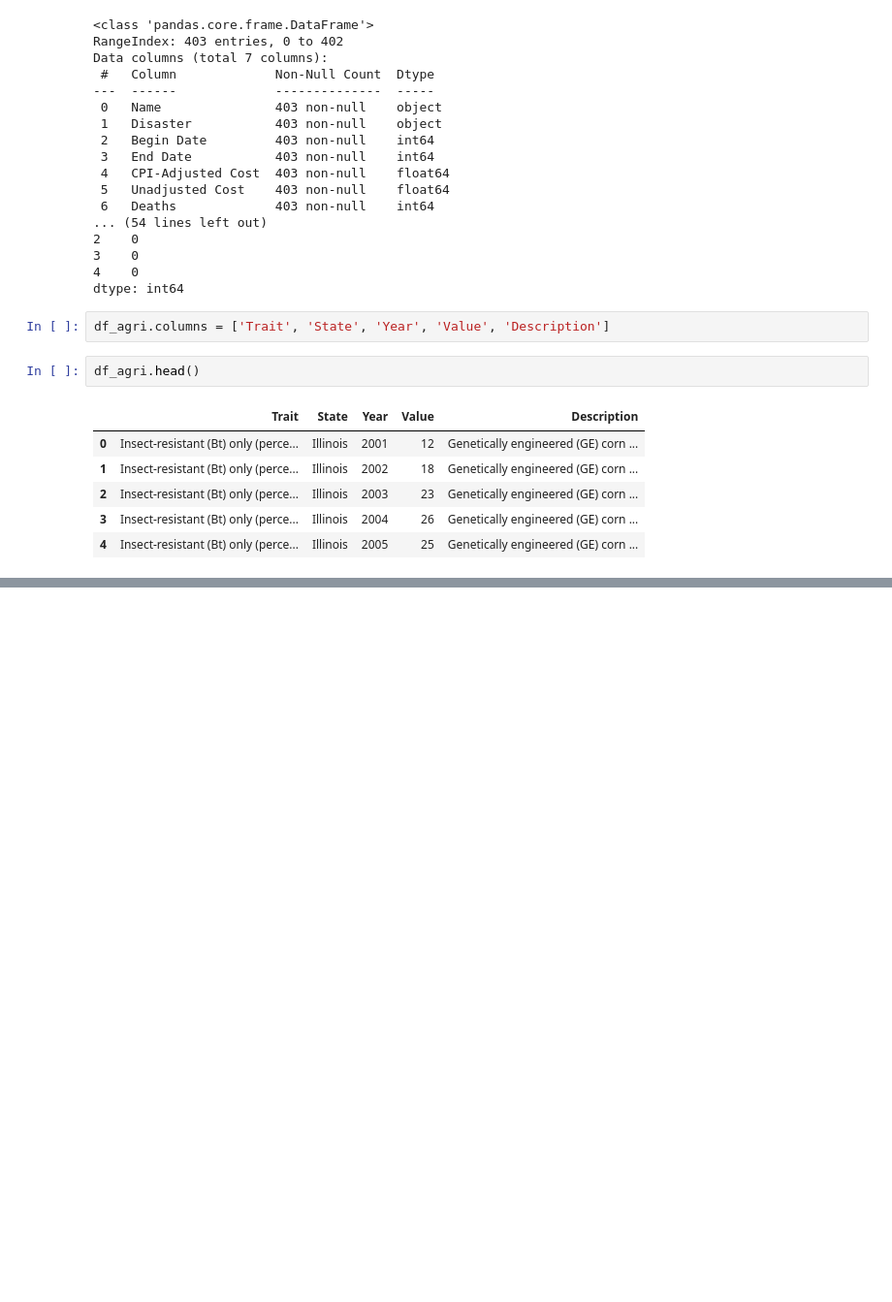
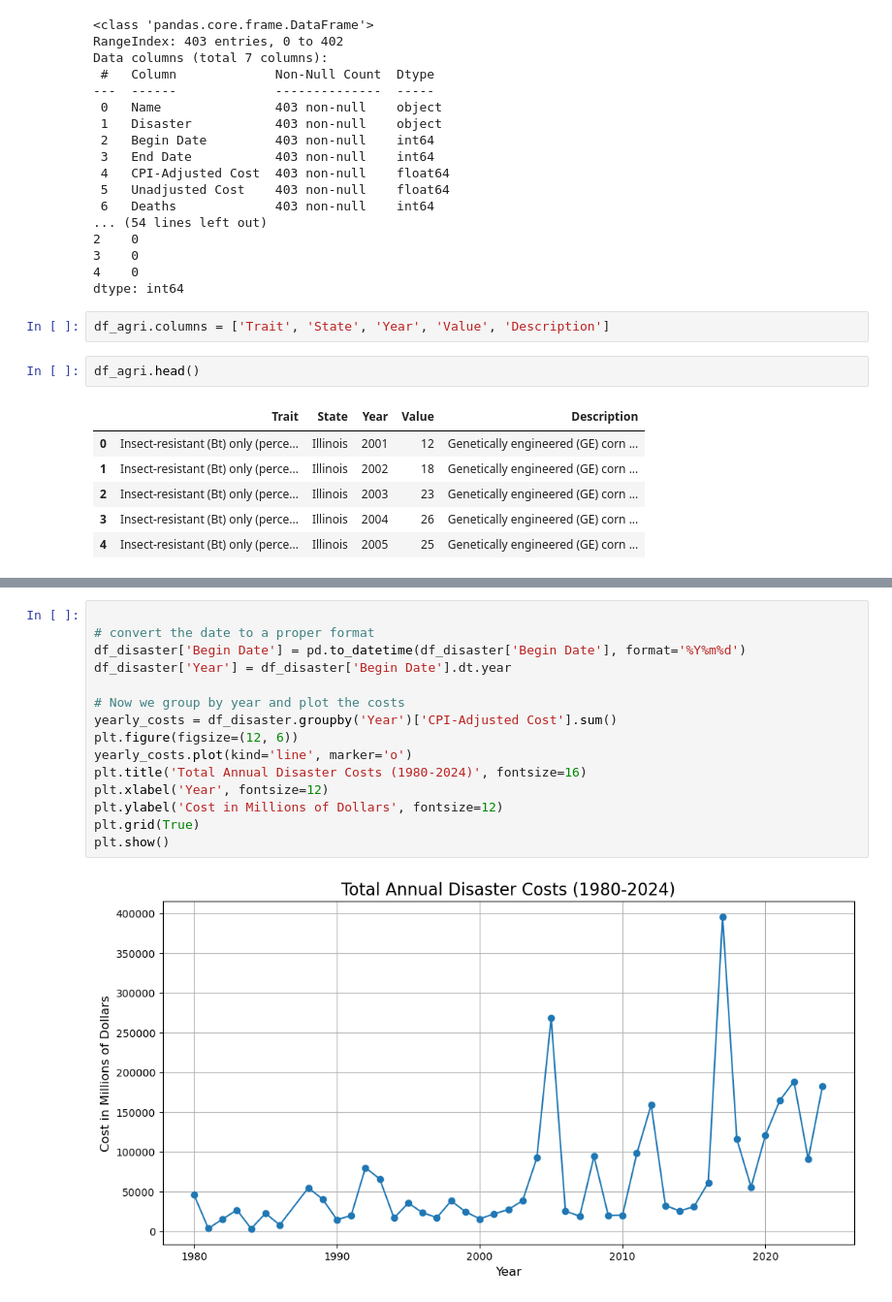
Before and after one commit to rudra90031/the-economic-impact-of-natural-disasters-on-local-economies, a Jupyter notebook: eco_impact.ipynb, the cells around one changed output, grey strips where cells are left out. Shown at 97% size. Drawn from its saved outputs; the diff is of its cells as text; blank space fills up the shorter version.

```diff
--- a/eco_impact.ipynb
+++ b/eco_impact.ipynb
@@ -76,0 +98,17 @@ df_agri.head()
+# %%
+
+# convert the date to a proper format
+df_disaster['Begin Date'] = pd.to_datetime(df_disaster['Begin Date'], format='%Y%m%d')
+df_disaster['Year'] = df_disaster['Begin Date'].dt.year
+
+# Now we group by year and plot the costs
+yearly_costs = df_disaster.groupby('Year')['CPI-Adjusted Cost'].sum()
+plt.figure(figsize=(12, 6))
+yearly_costs.plot(kind='line', marker='o')
+plt.title('Total Annual Disaster Costs (1980-2024)', fontsize=16)
+plt.xlabel('Year', fontsize=12)
+plt.ylabel('Cost in Millions of Dollars', fontsize=12)
+plt.grid(True)
+plt.show()
+# %% [output]
+[figure, added]
```
Also changed, not shown: parts of 19 cells of this notebook.
